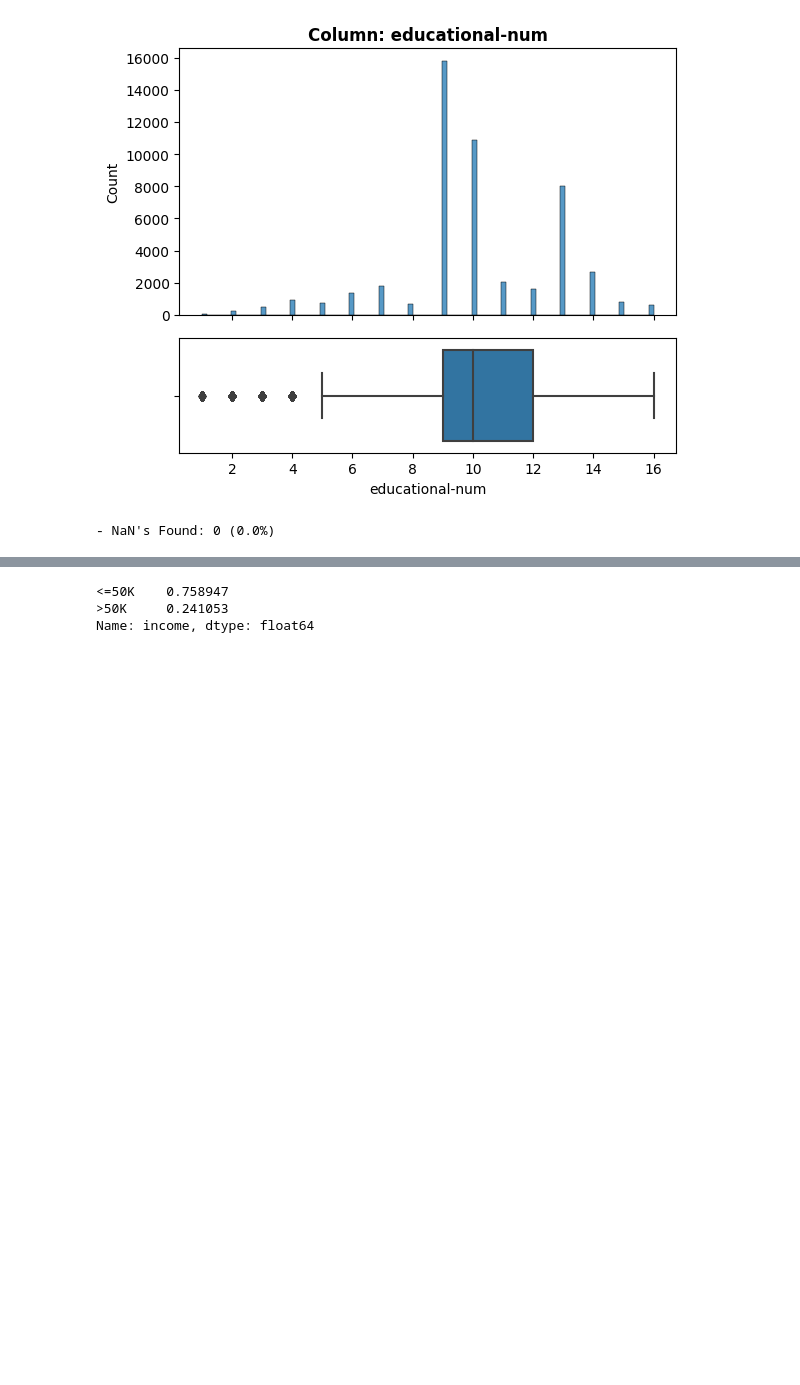
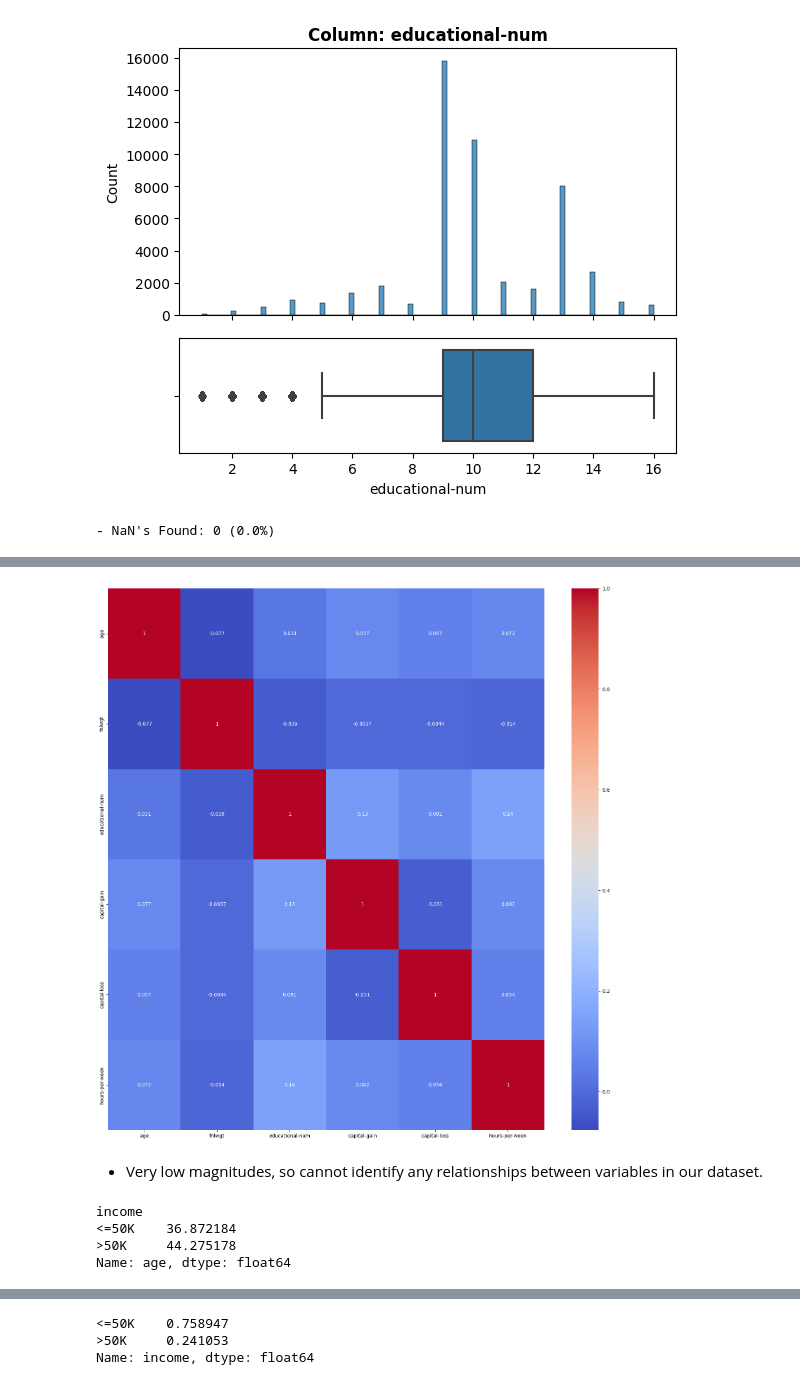
Before and after one commit to coryncates/Project-Core, a Jupyter notebook: Adult_Dataset.ipynb, the cells around one changed output, grey strips where cells are left out. Drawn from its saved outputs; the diff is of its cells as text; code cells hidden in the pictures; blank space fills up the shorter version.

```diff
--- a/Adult_Dataset.ipynb
+++ b/Adult_Dataset.ipynb
@@ -617,0 +618,4 @@ explore_numeric(df,'educational-num');
+# %%
+# Get correlations
+corr = df.corr(numeric_only = True)
+corr.round(2)
@@ -617,0 +630,17 @@ explore_numeric(df,'educational-num');
+# %%
+# Create a fig, ax with a figsize argument
+fig, ax = plt.subplots(figsize=(20,20))
+sns.heatmap(corr, cmap = 'coolwarm', annot = True, ax=ax);
+# %% [output]
+[figure, added]
+# %% [markdown]
+- Very low magnitudes, so cannot identify any relationships between variables in our dataset.
+# %%
+# Representing the mean age based on income
+mean_incage = df.groupby('income')['age'].mean()
+mean_incage
+# %% [output]
+income
+<=50K    36.872184
+>50K     44.275178
+Name: age, dtype: float64
```
Also changed, not shown: parts of 21 cells of this notebook.
